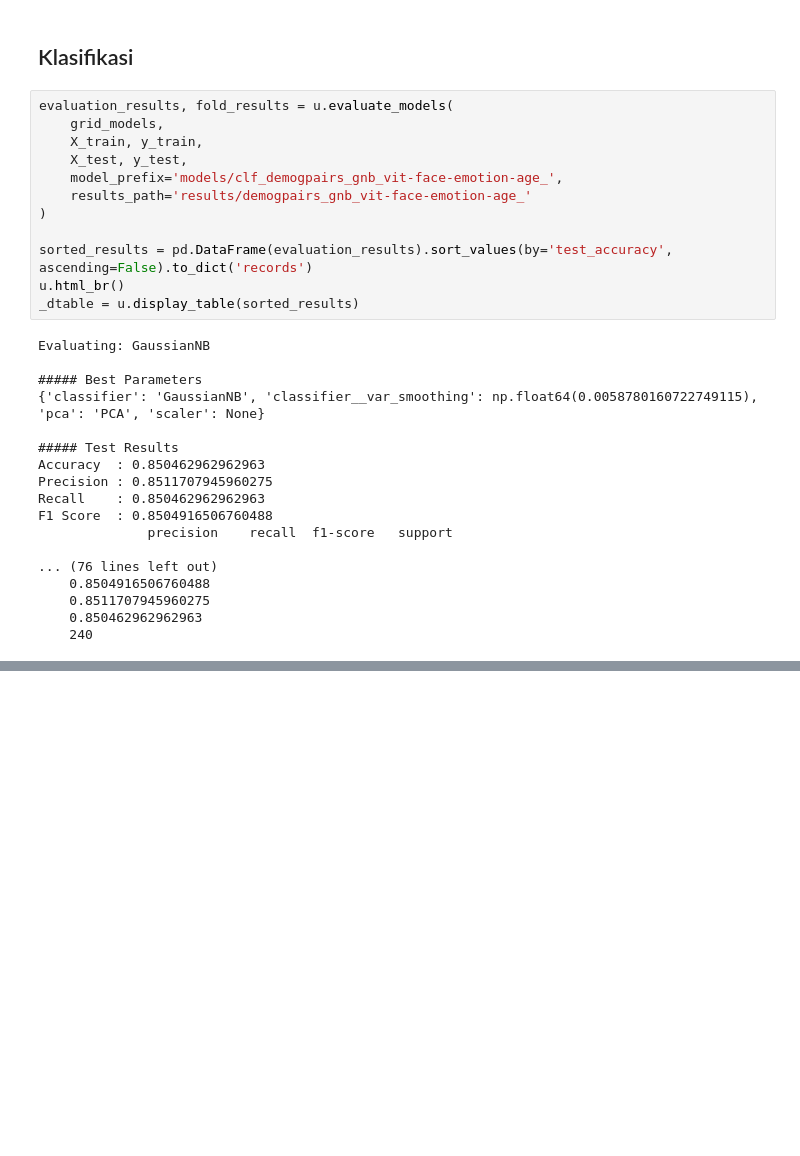
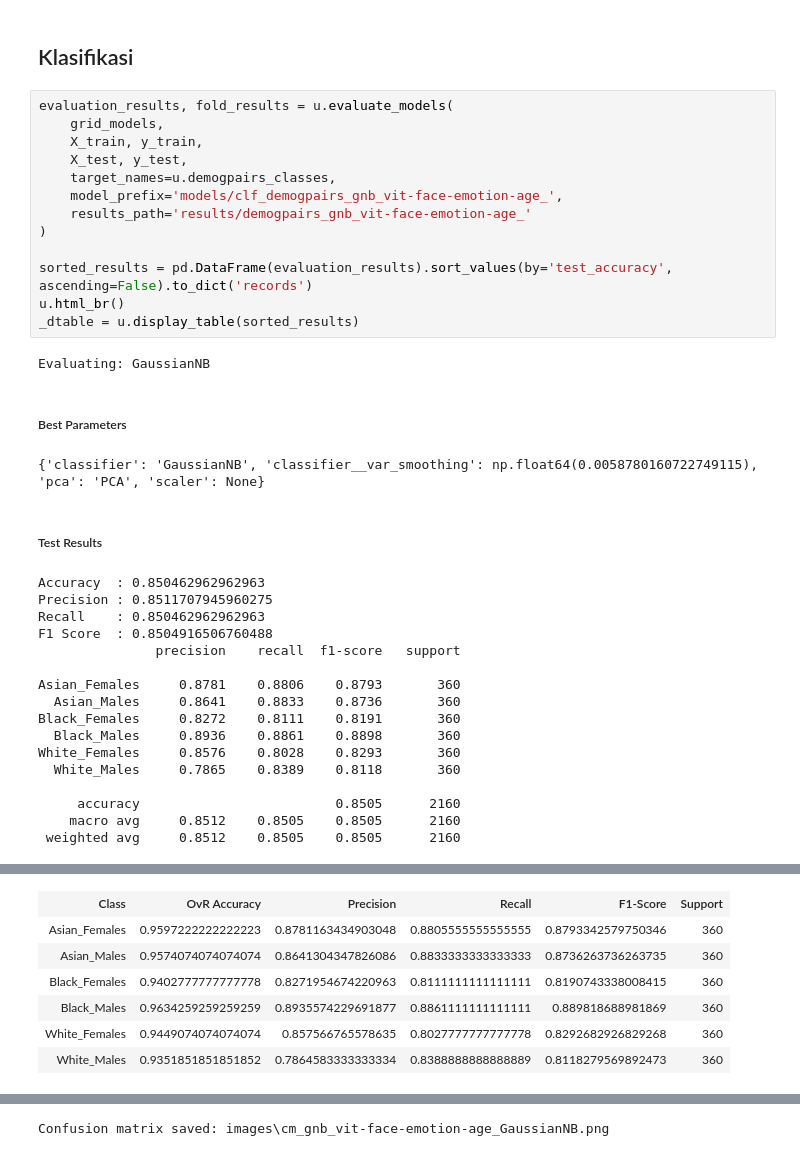
Before and after one commit to rafyakbar/face-race-gender-classification-using-multi-domain-vit, a Jupyter notebook: experiment/code/2.2.7_gnb_vit-face-emotion-age_demogpairs.ipynb, the cells around one changed output, grey strips where cells are left out. Drawn from its saved outputs; the diff is of its cells as text; blank space fills up the shorter version.

```diff
--- a/experiment/code/2.2.7_gnb_vit-face-emotion-age_demogpairs.ipynb
+++ b/experiment/code/2.2.7_gnb_vit-face-emotion-age_demogpairs.ipynb
@@ -98,6 +114,7 @@ evaluation_results, fold_results = u.evaluate_models(
     grid_models,
     X_train, y_train,
     X_test, y_test,
+    target_names=u.demogpairs_classes,
     model_prefix='models/clf_demogpairs_gnb_vit-face-emotion-age_',
     results_path='results/demogpairs_gnb_vit-face-emotion-age_'
 )
@@ -107,19 +124,22 @@ u.html_br()
 _dtable = u.display_table(sorted_results)
 # %% [output]
 Evaluating: GaussianNB
-
-##### Best Parameters
-{'classifier': 'GaussianNB', 'classifier__var_smoothing': np.float64(0.0058780160722749115), 'pca': 'PCA', 'scaler': None}
-
-##### Test Results
-Accuracy  : 0.850462962962963
-Precision : 0.8511707945960275
-Recall    : 0.850462962962963
-F1 Score  : 0.8504916506760488
-              precision    recall  f1-score   support
-
-... (76 lines left out)
-    0.8504916506760488
-    0.8511707945960275
-    0.850462962962963
-    240
+Best Parameters
+{'classifier': 'GaussianNB', 'classifier__var_smoothing': np.float64(0.0058780160722749115), 'pca': 'PCA', 'scaler': None}
+Test Results
+Accuracy  : 0.850462962962963
+Precision : 0.8511707945960275
+Recall    : 0.850462962962963
+F1 Score  : 0.8504916506760488
+               precision    recall  f1-score   support
+
+Asian_Females     0.8781    0.8806    0.8793       360
+  Asian_Males     0.8641    0.8833    0.8736       360
+Black_Females     0.8272    0.8111    0.8191       360
+  Black_Males     0.8936    0.8861    0.8898       360
+White_Females     0.8576    0.8028    0.8293       360
+  White_Males     0.7865    0.8389    0.8118       360
+
+     accuracy                         0.8505      2160
+    macro avg     0.8512    0.8505    0.8505      2160
+ weighted avg     0.8512    0.8505    0.8505      2160
@@ -125,0 +147,7 @@ F1 Score  : 0.8504916506760488
+| Class | OvR Accuracy | Precision | Recall | F1-Score | Support |
+| Asian_Females | 0.9597222222222223 | 0.8781163434903048 | 0.8805555555555555 | 0.8793342579750346 | 360 |
+| Asian_Males | 0.9574074074074074 | 0.8641304347826086 | 0.8833333333333333 | 0.8736263736263735 | 360 |
+| Black_Females | 0.9402777777777778 | 0.8271954674220963 | 0.8111111111111111 | 0.8190743338008415 | 360 |
+| Black_Males | 0.9634259259259259 | 0.8935574229691877 | 0.8861111111111111 | 0.889818688981869 | 360 |
+| White_Females | 0.9449074074074074 | 0.857566765578635 | 0.8027777777777778 | 0.8292682926829268 | 360 |
+| White_Males | 0.9351851851851852 | 0.7864583333333334 | 0.8388888888888889 | 0.8118279569892473 | 360 |
@@ -125,0 +155 @@ F1 Score  : 0.8504916506760488
+Confusion matrix saved: images\cm_gnb_vit-face-emotion-age_GaussianNB.png
```
Also changed, not shown: parts of 7 cells of this notebook, 6 other files.
